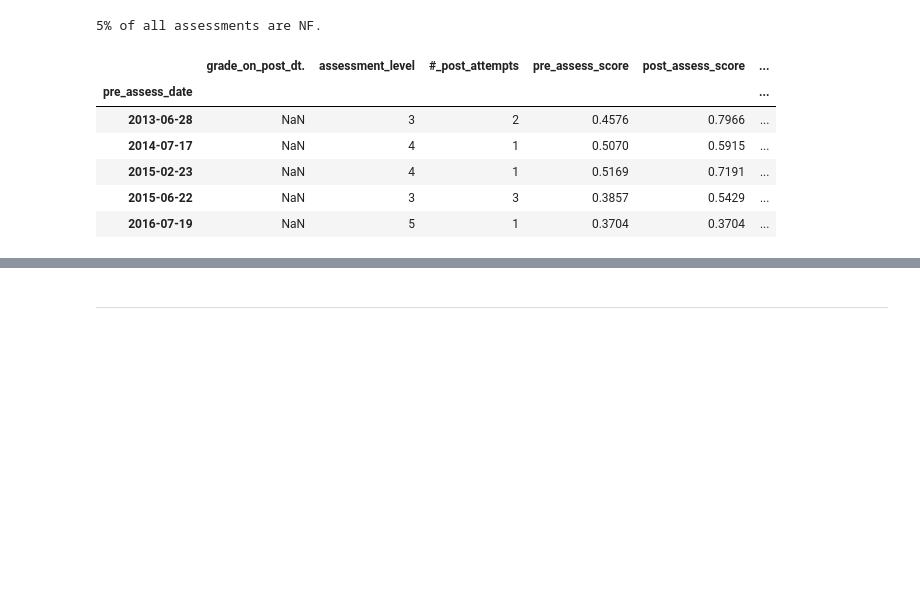
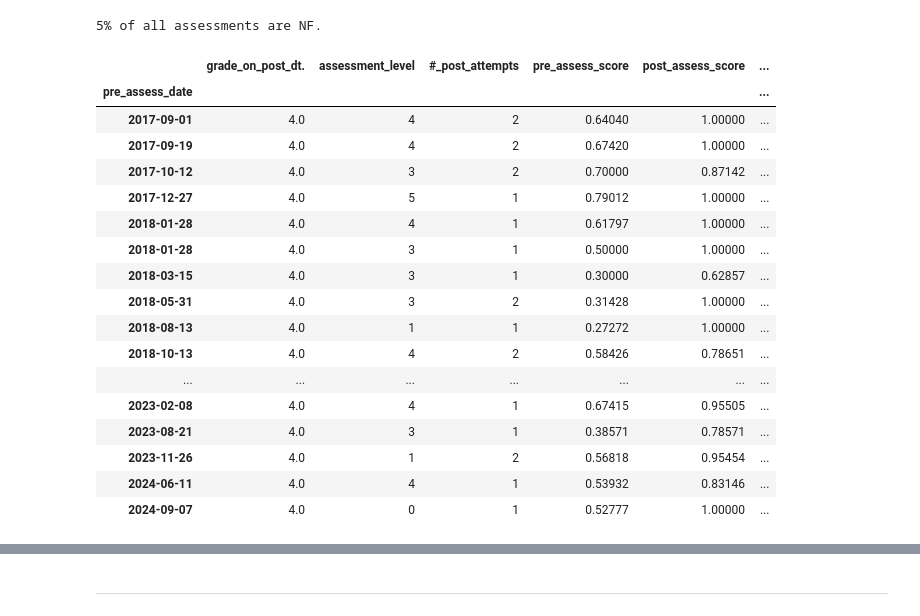
Before and after one commit to elijahlopez94/trends_in_supplemental_education_program, a Jupyter notebook: eda_notebook.ipynb, the cells around one changed output, grey strips where cells are left out. Drawn from its saved outputs; the diff is of its cells as text; code cells hidden in the pictures; blank space fills up the shorter version.

```diff
--- a/eda_notebook.ipynb
+++ b/eda_notebook.ipynb
@@ -1311,17 +1326,3 @@ percentage_nf_assessments = len(assessment_progress.loc[assessment_progress['pre
 print(f'{percentage_nf_assessments:.0f}% of all assessments are NF.')
 # %% [output]
 5% of all assessments are NF.
-# %%
-assessment_progress['elapsed_months'] = (pd.to_datetime('now') - assessment_progress.index)
-
-# Convert to months
-assessment_progress['elapsed_months'] = round(assessment_progress['elapsed_months'].dt.total_seconds() / (60 * 60 * 24 * 365.25) / 12, 1)
-assessment_progress.head()
-# %% [output]
-|  | grade_on_post_dt. | assessment_level | #_post_attempts | pre_assess_score | post_assess_score | ... |
-| pre_assess_date |  |  |  |  |  | ... |
-| 2013-06-28 | NaN | 3 | 2 | 0.4576 | 0.7966 | ... |
-| 2014-07-17 | NaN | 4 | 1 | 0.5070 | 0.5915 | ... |
-| 2015-02-23 | NaN | 4 | 1 | 0.5169 | 0.7191 | ... |
-| 2015-06-22 | NaN | 3 | 3 | 0.3857 | 0.5429 | ... |
-| 2016-07-19 | NaN | 5 | 1 | 0.3704 | 0.3704 | ... |
@@ -1327,0 +1339,21 @@ assessment_progress.head()
+# %%
+assessment_progress.loc[assessment_progress['grade_on_post_dt.'] == 4]
+# %% [output]
+|  | grade_on_post_dt. | assessment_level | #_post_attempts | pre_assess_score | post_assess_score | ... |
+| pre_assess_date |  |  |  |  |  | ... |
+| 2017-09-01 | 4.0 | 4 | 2 | 0.64040 | 1.00000 | ... |
+| 2017-09-19 | 4.0 | 4 | 2 | 0.67420 | 1.00000 | ... |
+| 2017-10-12 | 4.0 | 3 | 2 | 0.70000 | 0.87142 | ... |
+| 2017-12-27 | 4.0 | 5 | 1 | 0.79012 | 1.00000 | ... |
+| 2018-01-28 | 4.0 | 4 | 1 | 0.61797 | 1.00000 | ... |
+| 2018-01-28 | 4.0 | 3 | 1 | 0.50000 | 1.00000 | ... |
+| 2018-03-15 | 4.0 | 3 | 1 | 0.30000 | 0.62857 | ... |
+| 2018-05-31 | 4.0 | 3 | 2 | 0.31428 | 1.00000 | ... |
+| 2018-08-13 | 4.0 | 1 | 1 | 0.27272 | 1.00000 | ... |
+| 2018-10-13 | 4.0 | 4 | 2 | 0.58426 | 0.78651 | ... |
+| ... | ... | ... | ... | ... | ... | ... |
+| 2023-02-08 | 4.0 | 4 | 1 | 0.67415 | 0.95505 | ... |
+| 2023-08-21 | 4.0 | 3 | 1 | 0.38571 | 0.78571 | ... |
+| 2023-11-26 | 4.0 | 1 | 2 | 0.56818 | 0.95454 | ... |
+| 2024-06-11 | 4.0 | 4 | 1 | 0.53932 | 0.83146 | ... |
+| 2024-09-07 | 4.0 | 0 | 1 | 0.52777 | 1.00000 | ... |
```
Also changed, not shown: parts of 17 cells of this notebook.
